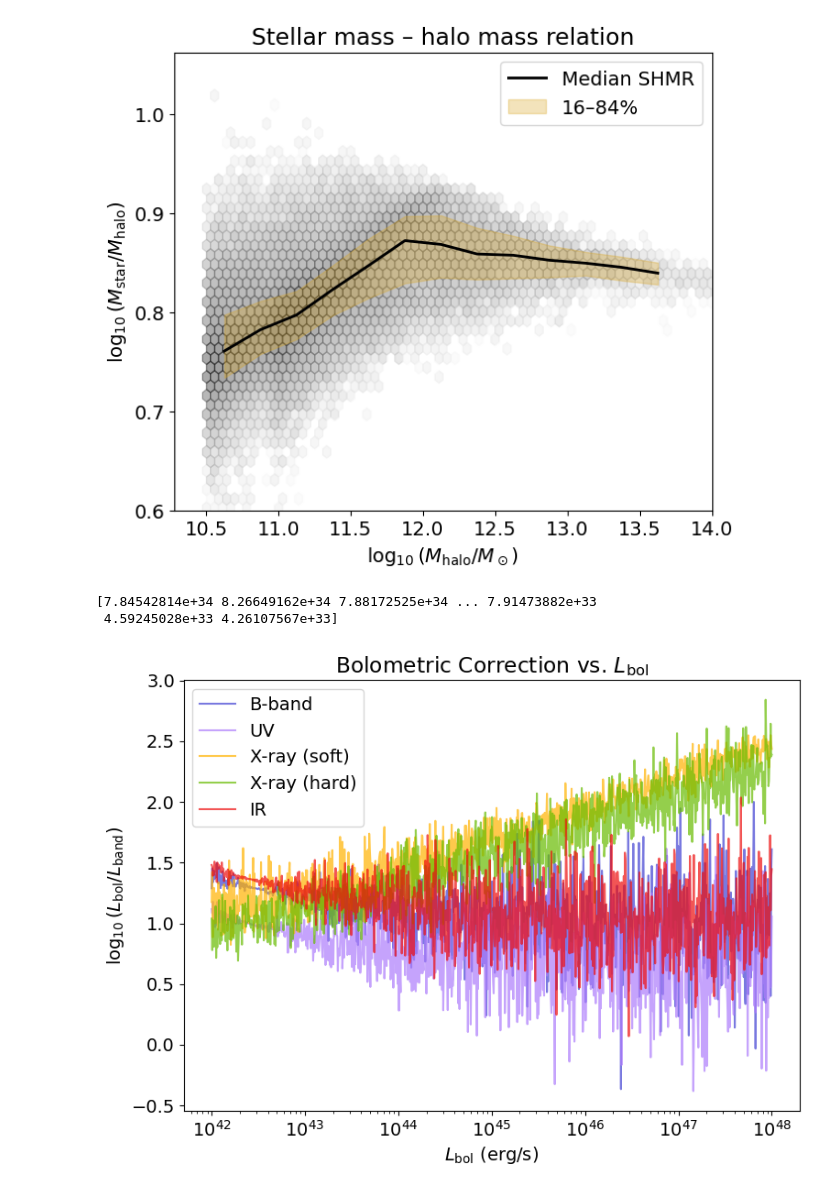
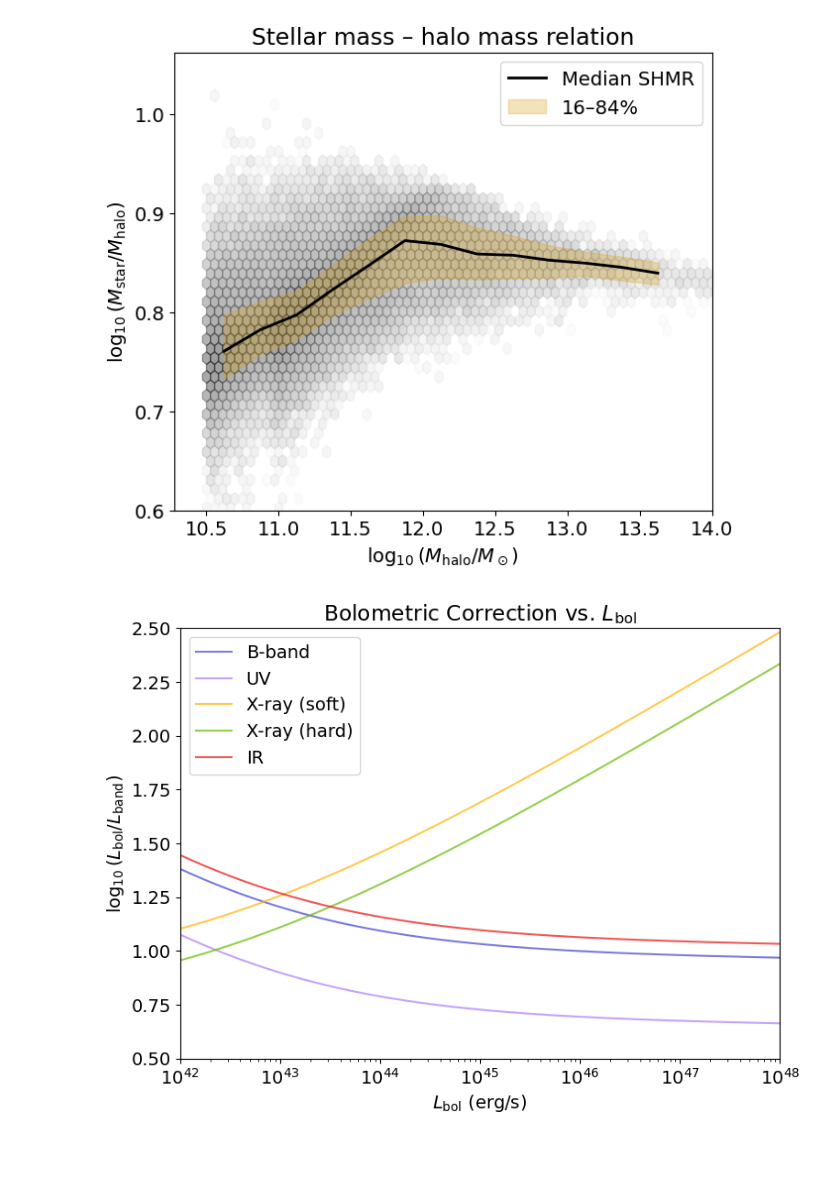
Before and after one commit to sophie-newman/cca-predoc, a Jupyter notebook: bolometric_corrections.ipynb, the cells around one changed output. Saved outputs shown, nothing was run; the diff lists cells and outputs as text; code cells hidden in the pictures; blank space fills up the shorter version.

Commit message:
remove scatter

```diff
--- a/bolometric_corrections.ipynb
+++ b/bolometric_corrections.ipynb
@@ -328,12 +328,9 @@ def bolometric_corrections(L_bol_array):
 
         # Apply log-normal scatter
         L_disp = 10 ** np.random.normal(np.log10(L_mean), scatter)
-        result[band] = L_disp
+        result[band] = L_mean # try to see if results are better without scatter
 
     return result
-# %% [output]
-[7.84542814e+34 8.26649162e+34 7.88172525e+34 ... 7.91473882e+33
- 4.59245028e+33 4.26107567e+33]
 # %%
 # Recreate Fig 2 of Shen et al. (2020)
 
@@ -352,34 +349,36 @@ band_labels = {
 colors = {
     "B": "#4141D2",
     "UV": "#ad7cfb",
     "Xsoft": "#ffb300",
     "Xhard": "#67bb00",
     "IR": "#ED0D0D"
 }
 
 for band in luminosities:
     L_band = luminosities[band]
     # Mask to avoid division by zero or negative values
     mask = (L_band > 0) & (L_bol_test > 0)
     plt.plot(
         L_bol_test[mask],
         np.log10(L_bol_test[mask] / L_band[mask]),
         '-',
         label=band_labels[band],
         color=colors[band],
         alpha=0.7,
         markersize=4
     )
 
 plt.xscale('log')
 plt.xlabel(r'$L_{\rm bol}$ (erg/s)')
 plt.ylabel(r'$\log_{10}(L_{\rm bol}/L_{\rm band})$')
+plt.ylim(bottom=0.5, top=2.5)
+plt.xlim(left=1e42, right=1e48)
 plt.legend()
 plt.title('Bolometric Correction vs. $L_{\\rm bol}$')
 plt.tight_layout()
 plt.show()
 # %% [output]
-[figure, old version]
+[figure, new version]
 # %% [markdown]
 To check that these bolometric corrections have been done correctly, I compared to Fig 2 of Shen+20 and it agrees well.
 
```
Also changed, not shown: parts of 4 cells of this notebook.
